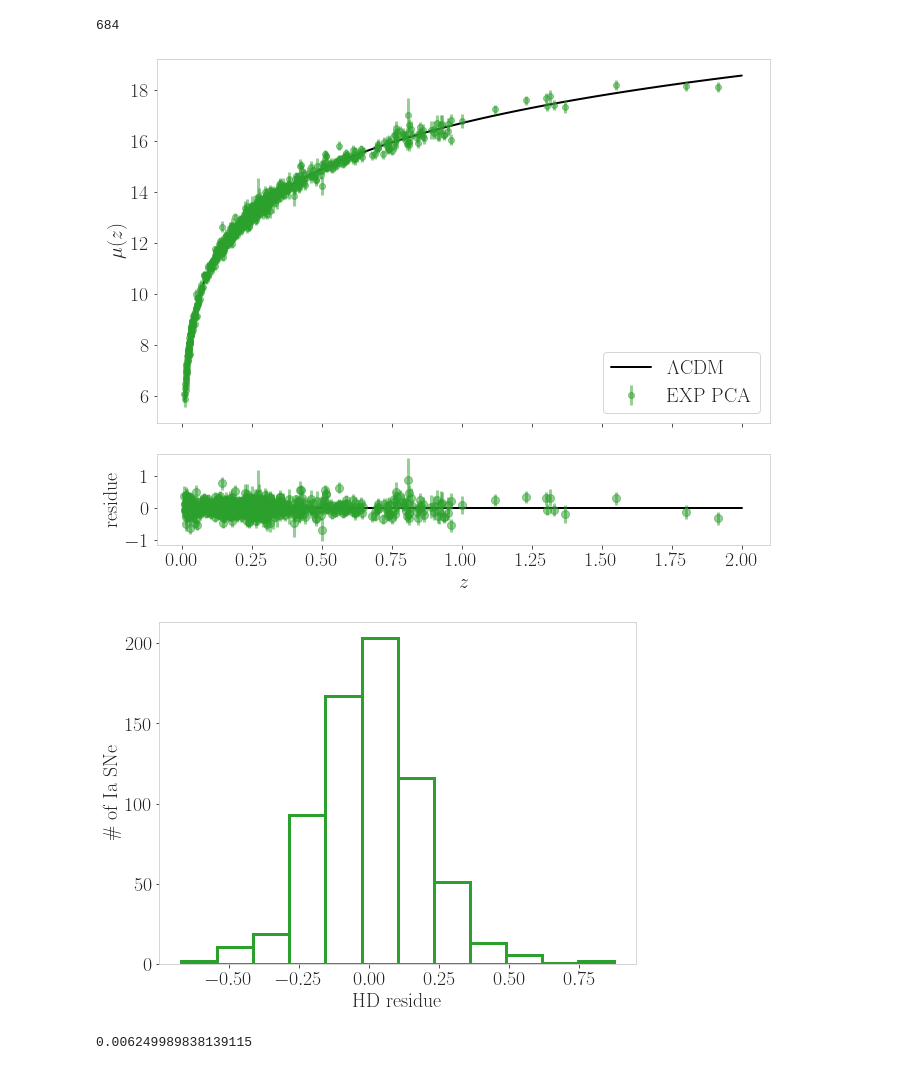
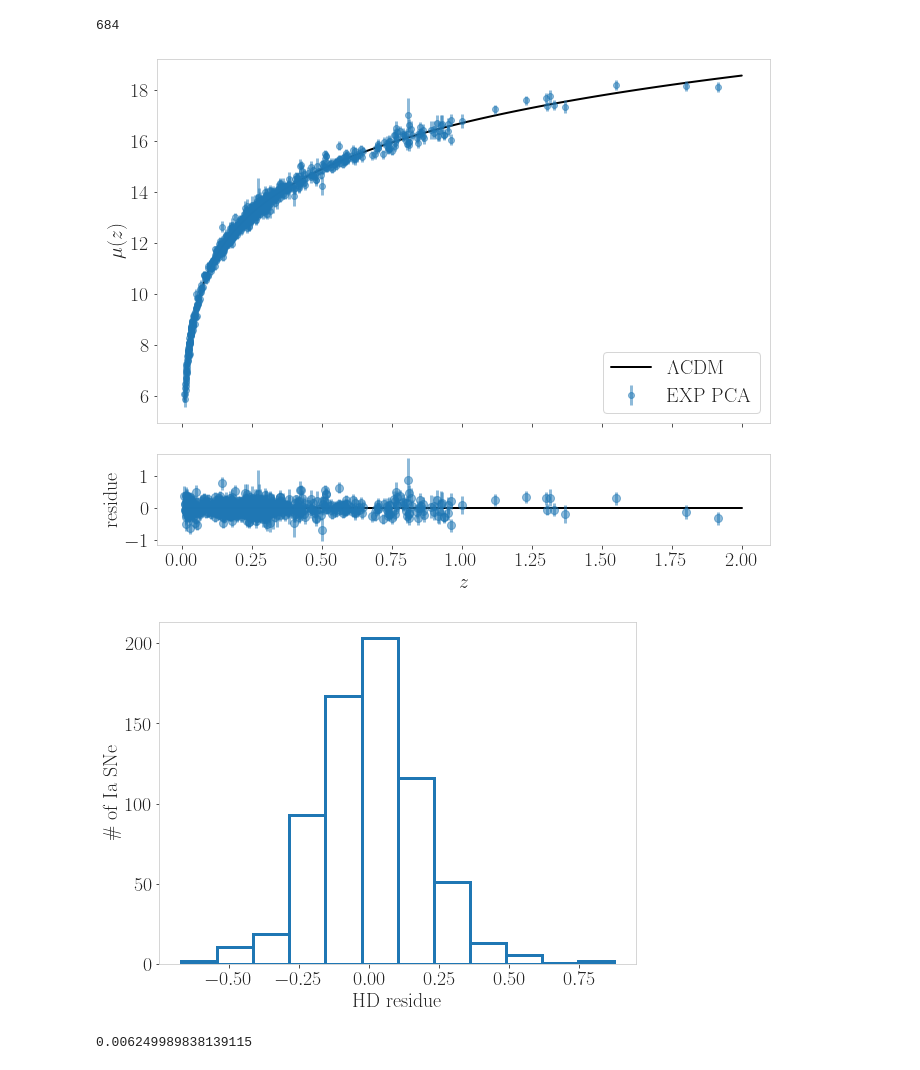
Before and after one commit to CassiaNascimento/PETS_model_for_SN_Ia_LC_fitting, a Jupyter notebook: fitting_pantheon/pca fit results/Cosmology_plots_PCA.ipynb, the cells around one changed output. Cells and saved outputs as stored; diff of their text form; code cells hidden in the pictures.

```diff
--- a/fitting_pantheon/pca fit results/Cosmology_plots_PCA.ipynb
+++ b/fitting_pantheon/pca fit results/Cosmology_plots_PCA.ipynb
@@ -172,37 +172,37 @@ data_exp=data_exp.sort_values("z").reset_index(drop=True)
 # %%
 fig, ax=plt.subplots(2,1,figsize=(10,8),sharex=True,gridspec_kw={'height_ratios': [4, 1]})
 
 mu_exp=data_exp["mB"]-2.5*np.log10(1-alpha*data_exp["x1"]+beta*data_exp["x2"])-data_exp["is_log_mass_g_10"]*deltaM
 fator=-2.5/(np.log(10.)*(1-alpha*data_exp["x1"]+beta*data_exp["x2"]))
 
 sigmaz=0.0012*(5/np.log(10.))*(1.+data_exp["z"])/(data_exp["z"]*(1.+data_exp["z"]/2.))
 cov=-2.*alpha*fator*data_exp["cov_mB_x1"]+2*beta*fator*data_exp["cov_mB_x2"]-2*alpha*beta*fator**2*data_exp["cov_x1_x2"]
 muerr_exp=sigma**2+sigmaz**2+data_exp["mBerr"]**2+alpha**2*fator**2*data_exp["x1err"]**2+beta**2*fator**2*data_exp["x2err"]**2+cov
 
-ax[0].errorbar(data_exp["z"],mu_exp, yerr=np.sqrt(muerr_exp),ls="none",marker='o',markersize=6,color="C2",zorder=1,mec = 'C2', mfc = 'C2',elinewidth=3,label="EXP PCA",alpha=0.5)
+ax[0].errorbar(data_exp["z"],mu_exp, yerr=np.sqrt(muerr_exp),ls="none",marker='o',markersize=6,color="C0",zorder=1,mec = 'C0', mfc = 'C0',elinewidth=3,label="EXP PCA",alpha=0.5)
 ax[0].plot(np.linspace(0.01,2.,100),mu(Om,Ol,M,red=np.linspace(0.01,2.,100)),color="black",label=r"$\Lambda$CDM",lw=2,zorder=0)
 ax[0].set_ylabel(r"$\mu(z)$")
 ax[0].legend(loc=4)
 
-ax[1].errorbar(data_exp["z"],mu_exp-mu(Om,Ol,M,red=data_exp["z"]),yerr=np.sqrt(muerr_exp),ls="none",marker='o',markersize=8,color="C2",zorder=1,mec = 'C2', mfc = 'C2',elinewidth=3,alpha=0.5)
+ax[1].errorbar(data_exp["z"],mu_exp-mu(Om,Ol,M,red=data_exp["z"]),yerr=np.sqrt(muerr_exp),ls="none",marker='o',markersize=8,color="C0",zorder=1,mec = 'C0', mfc = 'C0',elinewidth=3,alpha=0.5)
 ax[1].plot(np.linspace(0.01,2.,100),[0]*100,color="black",lw=2,zorder=0)
 ax[1].set_ylabel("residue")
 ax[1].set_xlabel(r"$z$")
 
 fig.tight_layout()
 plt.savefig('./HD_EXP_PCA.pdf',dpi=300);
 # %% [output]
-[figure, old version]
+[figure, new version]
 # %%
 fig, ax=plt.subplots(figsize=(8,6))
 
-plt.hist(mu_exp-mu(Om,Ol,M,red=data_exp["z"]),bins=12,edgecolor="C2",fill=False,lw=3)
+plt.hist(mu_exp-mu(Om,Ol,M,red=data_exp["z"]),bins=12,edgecolor="C0",fill=False,lw=3)
 plt.ylabel("\# of Ia SNe")
 plt.xlabel("HD residue")
 plt.tight_layout()
 plt.savefig('./HD_hist_residue_EXP_PCA.pdf',dpi=300);
 # %% [output]
-[figure, old version]
+[figure, new version]
 # %%
 np.mean(mu_exp-mu(Om,Ol,M,red=data_exp["z"]))
 # %% [output]
```
Also changed, not shown: parts of 3 cells of this notebook.
